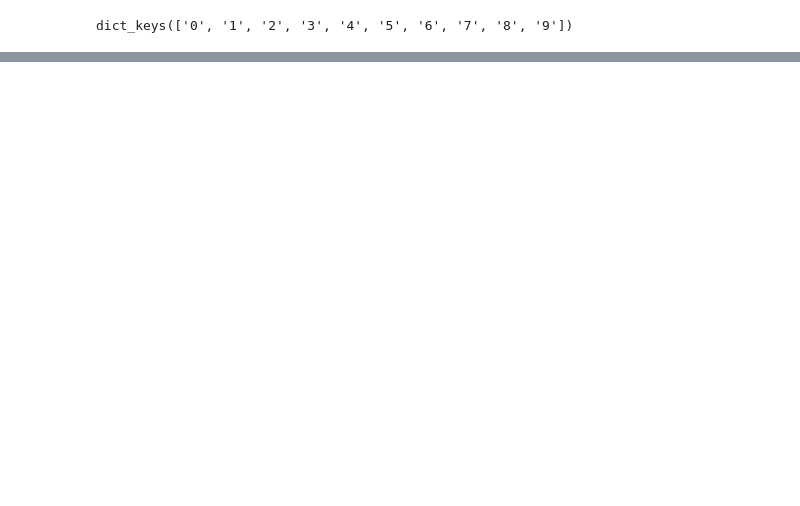
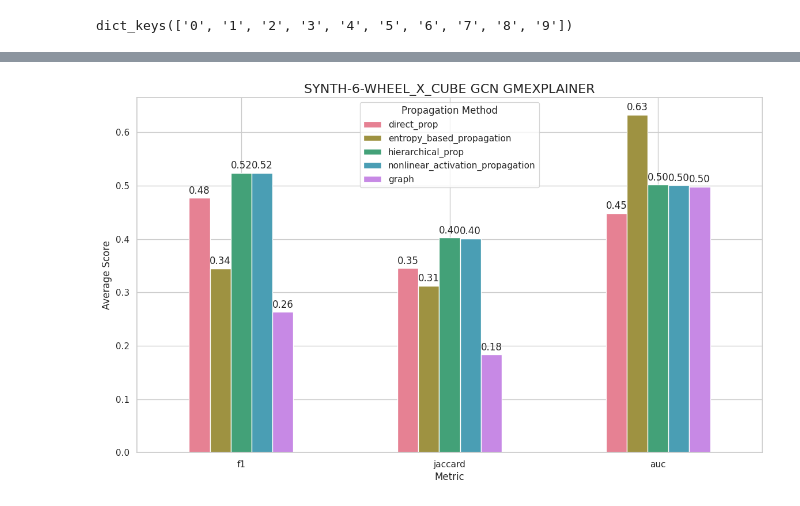
Before and after one commit to vnnm404/forge, a Jupyter notebook: get_statistics.ipynb, the cells around one changed output, grey strips where cells are left out. Cells and saved outputs as stored; diff of their text form; code cells hidden in the pictures; blank space fills up the shorter version.

```diff
--- a/get_statistics.ipynb
+++ b/get_statistics.ipynb
@@ -1,5 +1,5 @@
 # %%
-file_path = "explanations/graph_FluorideCarbonyl_GCN_GraphMaskExplainer/2024-07-27-17-24-50/complexes_metrics.json"
+file_path = "explanations/graph_Synth_wheel_cube_GCN_GraphMaskExplainer/2024-07-29-22-24-15/complexes_metrics.json"
 # %%
 import json
 
@@ -67,17 +11,0 @@ plt.show()
-# %%
-# each seed has 10 metrics, so we have 10*10=100 metrics in total
-# get all 100 (alpha_e, alpha_c) values and plot on a 2d scatter plot
-# color the 10 best (alpha_e, alpha_c) values in red
-
-alpha_e = []
-alpha_c = []
-
-for seed in data.keys():
-    metrics = data[seed]
-    for metric in metrics:
-        alpha_e.append(metric["alpha_e"])
-        alpha_c.append(metric["alpha_c"])
-
-plt.scatter(alpha_e, alpha_c)
-plt.scatter([best["alpha_e"] for best in best_per_seed], [best["alpha_c"] for best in best_per_seed], color="red")
-plt.show()
@@ -85,0 +151,71 @@ plt.show()
+# %%
+import seaborn as sns
+import matplotlib.pyplot as plt
+import pandas as pd
+from collections import defaultdict
+
+# Sample data
+data = best_per_prop_method
+
+data["graph"] = {
+        "accuracy": 0.5115135806197763,
+        "precision": 0.21791443452754936,
+        "recall": 0.3894940476190476,
+        "f1": 0.2634409031266071,
+        "jaccard": 0.18347176115579578,
+        "auc": 0.4981550051538887,
+    }
+# Convert data to a suitable format for Seaborn
+df_data = []
+for prop_method, metrics in data.items():
+    for metric_name, values in metrics.items():
+        if metric_name in ["accuracy", "precision", "recall"]:
+            continue
+        df_data.append(
+            {
+                "Propagation Method": prop_method,
+                "Metric": metric_name,
+                "Average Score": values,
+            }
+        )
+
+df = pd.DataFrame(df_data)
+
+sns.set(style="whitegrid")  # Set the Seaborn style
+
+# fill the "graph" bars with a different style
+
+plt.figure(figsize=(14, 8))  # Set the figure size
+barplot = sns.barplot(
+    x="Metric",
+    y="Average Score",
+    hue="Propagation Method",
+    data=df,
+    palette="husl",
+    capsize=0.1,
+    width=0.5,
+)
+
+plt.xlabel("Metric")
+plt.ylabel("Average Score")
+plt.title("SYNTH-WHEEL_X_CUBE GCN GMEXPLAINER", fontsize=16)
+plt.legend(title="Propagation Method")
+plt.grid(True)
+# plt.tight_layout()  # Adjust the layout
+
+# add the actual values on top of the bars
+for p in barplot.patches:
+    if p.get_height() <= 0:
+        continue
+    barplot.annotate(
+        format(p.get_height(), ".2f"),
+        (p.get_x() + p.get_width() / 2.0, p.get_height()),
+        ha="center",
+        va="center",
+        xytext=(0, 9),
+        textcoords="offset points",
+    )
+
+plt.show()
+# %% [output]
+[figure, added]
```
Also changed, not shown: parts of 7 cells of this notebook, 19 other files.
